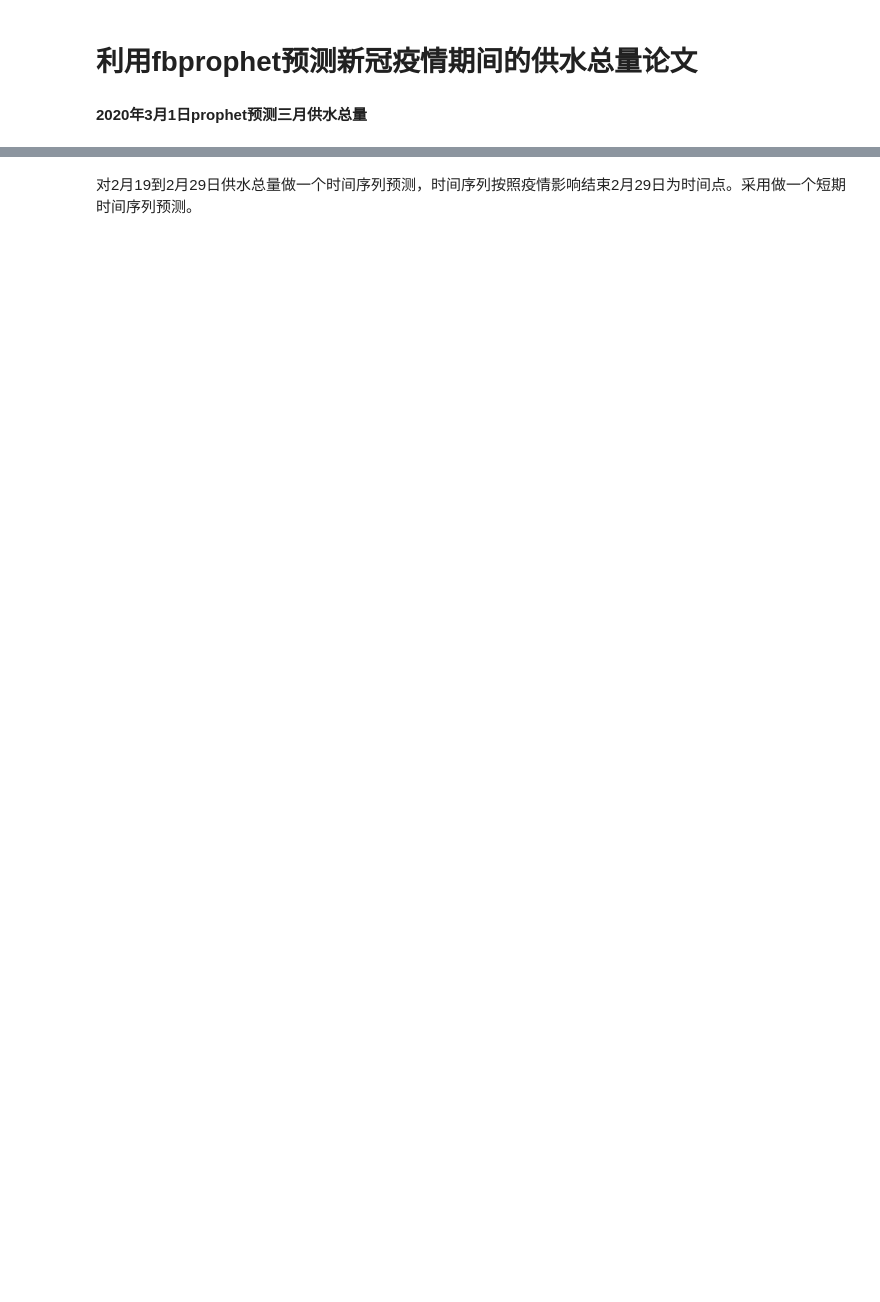
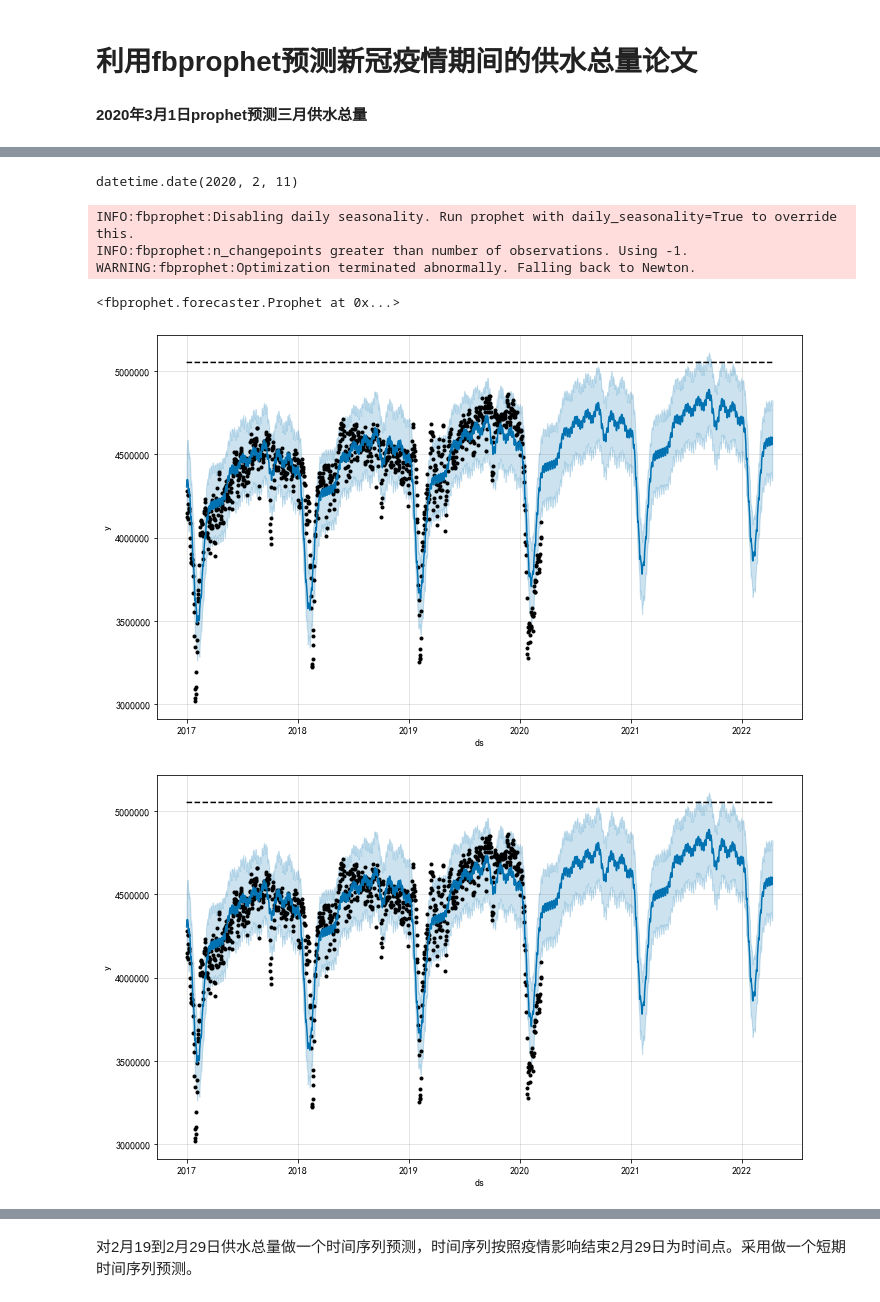
Before and after one commit to jayaston/mypyworks, a Jupyter notebook: 利用fbprophet预测新冠疫情期间的供水总量论文.ipynb, the cells around one changed output, grey strips where cells are left out. Saved outputs shown, nothing was run; the diff lists cells and outputs as text; code cells hidden in the pictures; blank space fills up the shorter version.

```diff
--- a/利用fbprophet预测新冠疫情期间的供水总量论文.ipynb
+++ b/利用fbprophet预测新冠疫情期间的供水总量论文.ipynb
@@ -37,0 +159,2 @@ Text(0.5, 1.0, '日供水总量')
+# %%
+sup_water_fb = sup_water.reset_index()[['QUOTA_DATE','水厂供水总量','cap']].rename(columns = {'QUOTA_DATE':'ds','水厂供水总量':'y'})
@@ -37,0 +179,24 @@ Text(0.5, 1.0, '日供水总量')
+# %%
+dt.date(2020,3,12)-dt.timedelta(days = 30)
+# %% [output]
+datetime.date(2020, 2, 11)
+# %%
+sup_water_train = sup_water_fb[['ds','y','cap']]
+# sup_water_test = sup_water[['ds','y']][-30:]
+# %%
+m = Prophet(changepoint_range=0)
+m.fit(sup_water_train)
+# %% [output]
+INFO:fbprophet:Disabling daily seasonality. Run prophet with daily_seasonality=True to override this.
+INFO:fbprophet:n_changepoints greater than number of observations. Using -1.
+WARNING:fbprophet:Optimization terminated abnormally. Falling back to Newton.
+<fbprophet.forecaster.Prophet at 0x...>
+# %%
+future = m.make_future_dataframe(periods=760)
+future['cap'] = 5050000
+forecast = m.predict(future)
+# %%
+m.plot(forecast)
+# %% [output]
+[figure, added]
+[figure, added]
```
Also changed, not shown: parts of 54 cells of this notebook, 36 other files.
